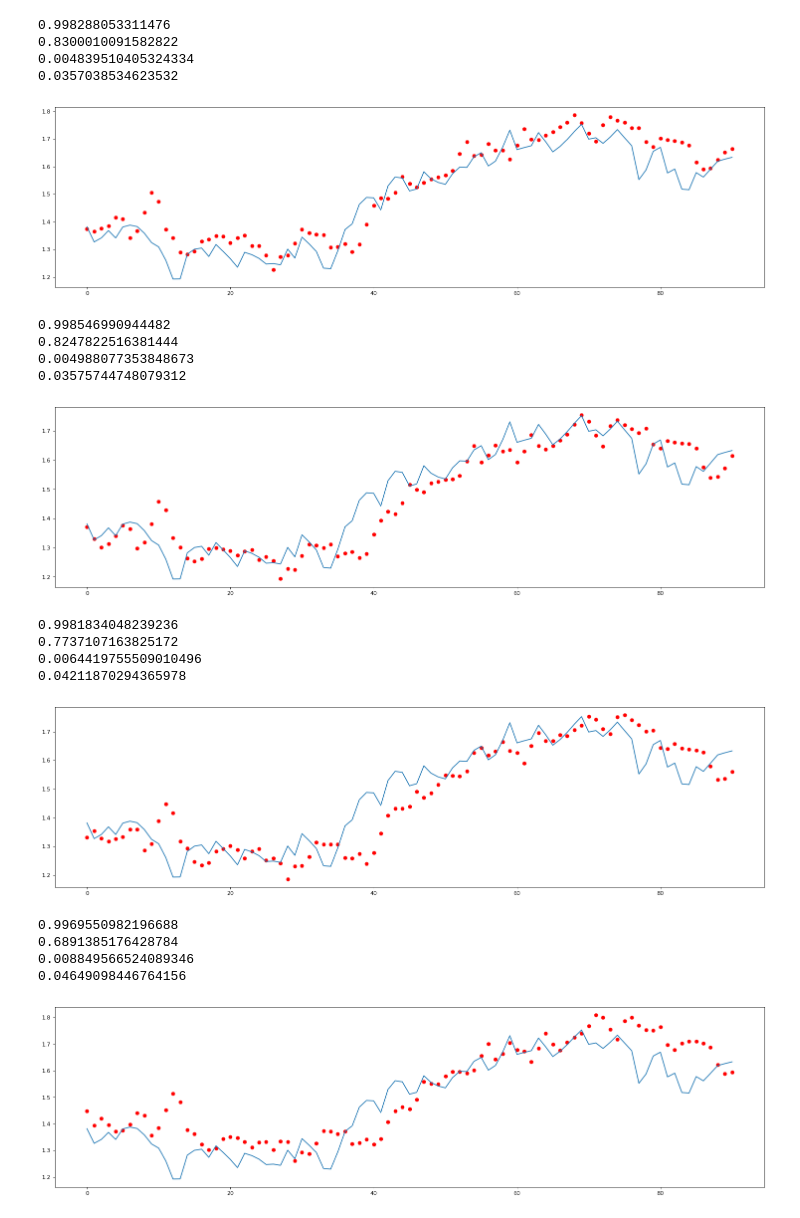
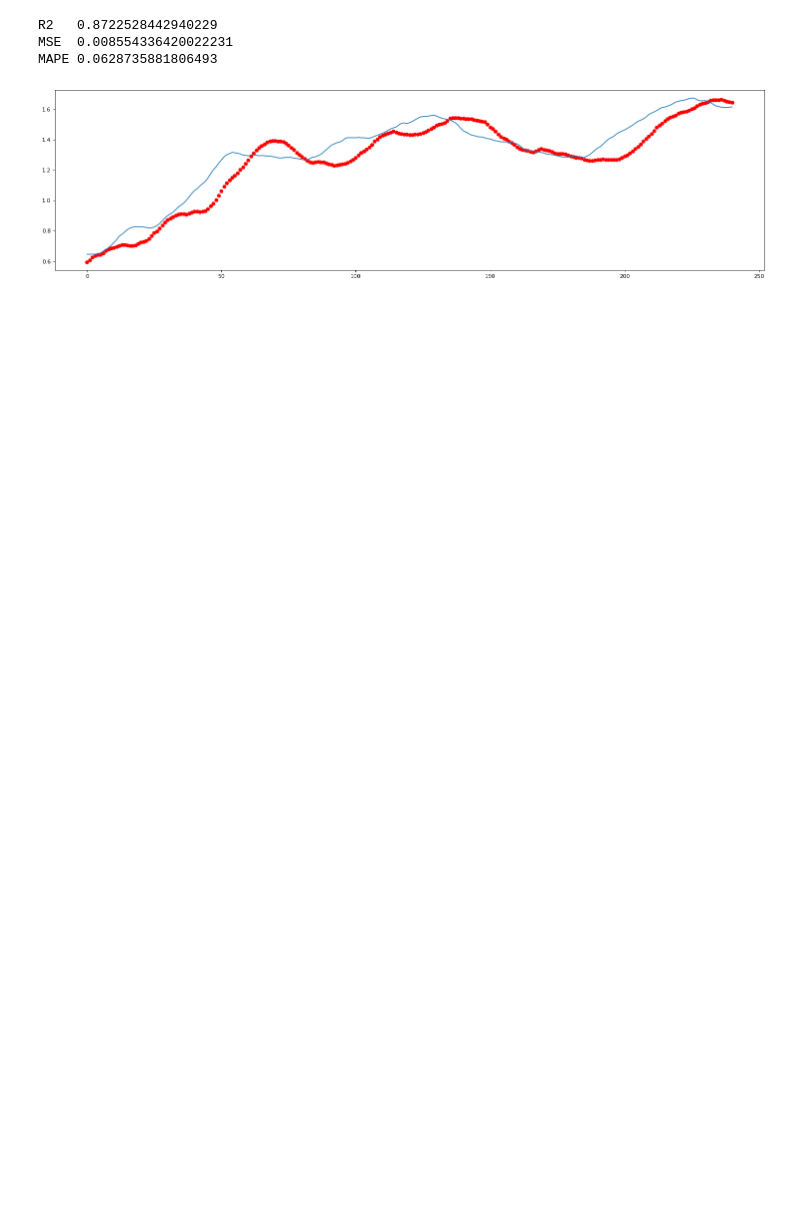
Before and after one commit to GustavoFortti/market-data-pipe, a Jupyter notebook: notebooks/target.ipynb, the cells around one changed output. Cells and saved outputs as stored; diff of their text form; code cells hidden in the pictures; blank space fills up the shorter version.

```diff
--- a/notebooks/target.ipynb
+++ b/notebooks/target.ipynb
@@ -57,17 +57,16 @@ Index(['Close'], dtype='object')
 # %%
 size = -500
-x = df.loc[:, ['Close']].reset_index(drop='index').values[size:]
+x = df.loc[:, ['Close']].reset_index(drop='index').values
 poly = PolyInter(x, {"degree":4, "pd":20, "plot":False, "progress_bar":True}).get_values()
-ema_5 = Ema(x, {"period":5}).get_values()
-poly_ema = PolyInter(ema_5, {"degree":4, "pd":20, "plot":False, "progress_bar":True}).get_values()
+ema_21 = Ema(x, {"period":21}).get_values()
+poly_ema = PolyInter(ema_21, {"degree":4, "pd":20, "plot":False, "progress_bar":True}).get_values()
 
 figure(figsize=(23, 6), dpi=80)
-plt.plot(poly)
-plt.plot(x, color='black')
-plt.plot(np.diff(df['Close'].values[size - 1:]), color='red')
-# plt.plot(ema_5, color='green')
-# plt.plot(ema_9, color='green')
-plt.plot(ema_5, color='green')
-plt.plot(poly_ema, color='brown')
+# plt.plot(poly)
+plt.plot(x[size:], color='black')
+# plt.plot(np.diff(df['Close'].values[size - 1:]), color='red')
+plt.plot(ema_21[size:], color='green')
+# plt.plot(poly_ema, color='brown')
+df['ema'] = ema_21
 # %% [output]
 Interpolation progress: 100.00%
@@ -82,52 +76,39 @@ Interpolation progress: 100.00%
 # %%
 def regressor(tah):
-    X =  df.loc[:, ['Close']].reset_index(drop='index').values[:-tah]
-    y =  df.loc[:, ['Close']].reset_index(drop='index').values[tah:]
+    X =  df.loc[:, ['ema']].reset_index(drop='index').values[:-tah]
+    y =  df.loc[:, ['ema']].reset_index(drop='index').values[tah:]
 
-    x_2d = matrix_2d(X[:-150], 60)
-    y_ax = y[:-150][59:]
+    x_2d = matrix_2d(X[:-300], 60)
+    y_ax = y[:-300][59:]
 
     X_train, x_test, y_train, y_test = train_test_split(x_2d, y_ax, test_size=0.33, random_state=42)
-    regr = MLPRegressor(random_state=1, max_iter=500).fit(X_train, y_train)
-    print(regr.score(x_test, y_test))
 
-    x_2d = matrix_2d(X[-150:], 60)
-    y_ax = y[-150:][59:]
+    # model = KNeighborsRegressor(n_neighbors=2)
+    model = MLPRegressor(random_state=1, max_iter=500).fit(X_train, y_train)
+    # print(regr.score(x_test, y_test))
+    model.fit(X_train, y_train)
 
-    pred = regr.predict(x_2d)
+    x_2d = matrix_2d(X[-300:], 60)
+    y_ax = y[-300:][59:]
 
-    print(regr.score(x_2d, y_ax))
-    print(mean_squared_error(pred, y_ax))
-    print(mean_absolute_percentage_error(pred, y_ax))
+    pred = model.predict(x_2d)
+
+    print(f'R2   {model.score(x_2d, y_ax)}')
+    print(f'MSE  {mean_squared_error(pred, y_ax)}')
+    print(f'MAPE {mean_absolute_percentage_error(pred, y_ax)}')
     figure(figsize=(23, 6), dpi=80)
     plt.plot(y_ax)
     plt.scatter(range(y_ax.shape[0]), pred, color='red')
     plt.show()
 
 
-regressor(1)
-regressor(2)
-regressor(3)
-regressor(4)
+regressor(10)
+# regressor(2)
+# regressor(3)
+# regressor(4)
 # %% [output]
-0.998288053311476
-0.8300010091582822
-0.004839510405324334
-0.0357038534623532
+R2   0.8722528442940229
+MSE  0.008554336420022231
+MAPE 0.0628735881806493
-[figure, old version]
+[figure, new version]
-0.998546990944482
-0.8247822516381444
-0.004988077353848673
-0.03575744748079312
-[figure, removed]
-0.9981834048239236
-0.7737107163825172
-0.0064419755509010496
-0.04211870294365978
-[figure, removed]
-0.9969550982196688
-0.6891385176428784
-0.008849566524089346
-0.04649098446764156
-[figure, removed]
 # %%
```
Also changed, not shown: parts of 7 cells of this notebook, 8 other files.
